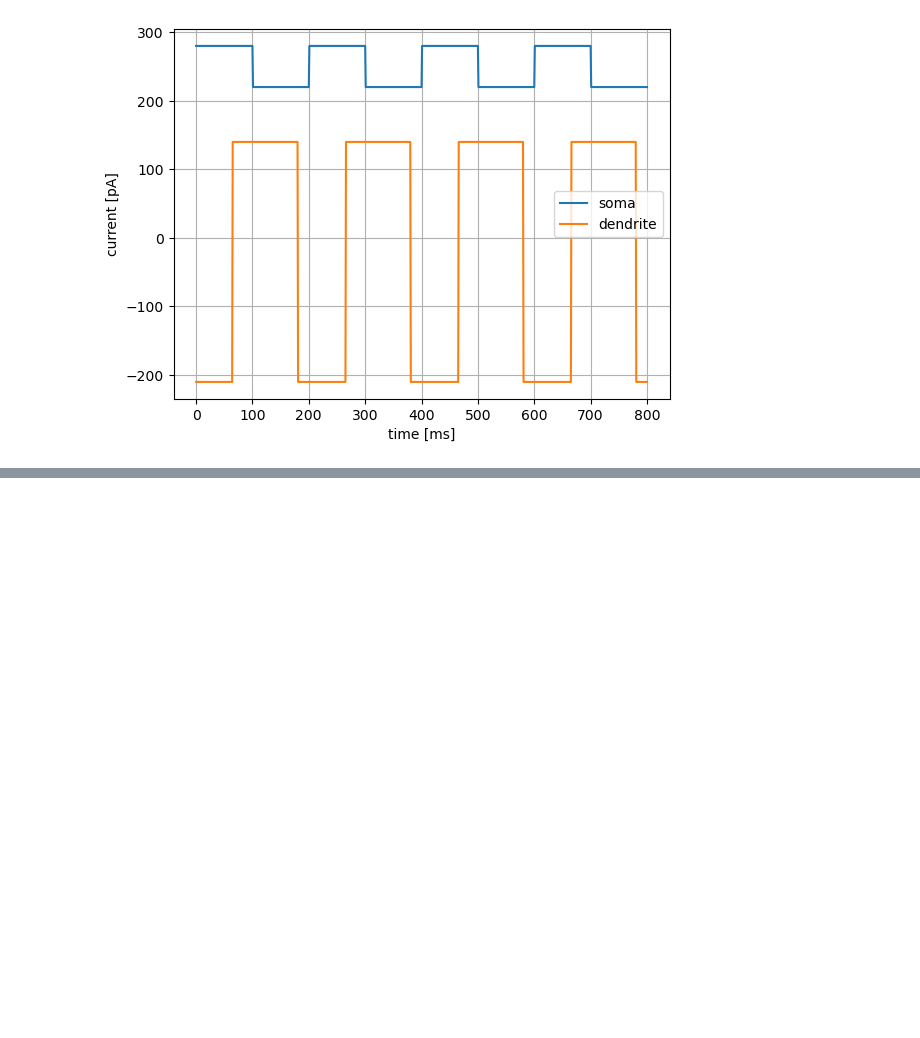
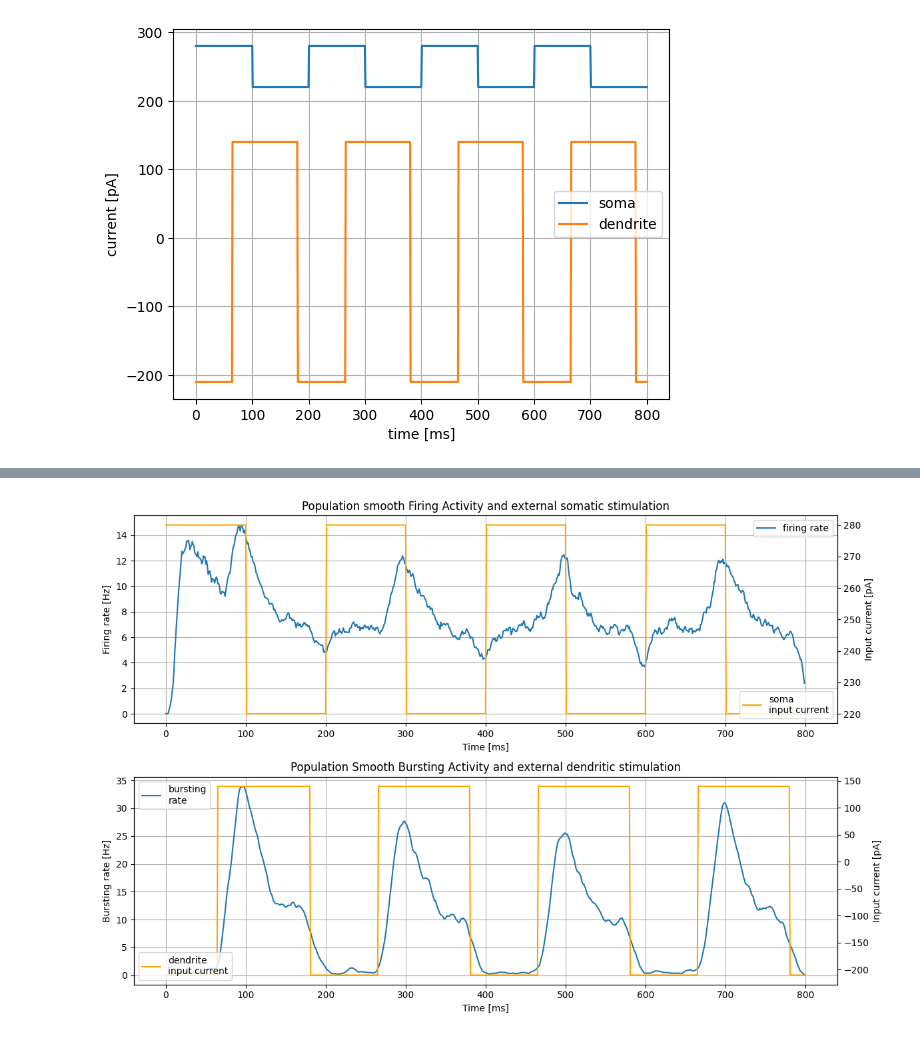
Before and after one commit to lniederhauser/neuronal_dynamics_miniproject, a Jupyter notebook: main.ipynb, the cells around one changed output, grey strips where cells are left out. Drawn from its saved outputs; the diff is of its cells as text; code cells hidden in the pictures; blank space fills up the shorter version.

```diff
--- a/main.ipynb
+++ b/main.ipynb
@@ -434,0 +432,6 @@ plt.show()
+# %%
+firing_rate, bursting_rate = compute_firing_and_burst_rate(spike_monitor)
+# %%
+plot_external_inputs_and_rates(firing_rate, bursting_rate, current_alt_soma, current_alt_dendrite)
+# %% [output]
+[figure, added]
```
Also changed, not shown: parts of 6 cells of this notebook, 1 other file.
